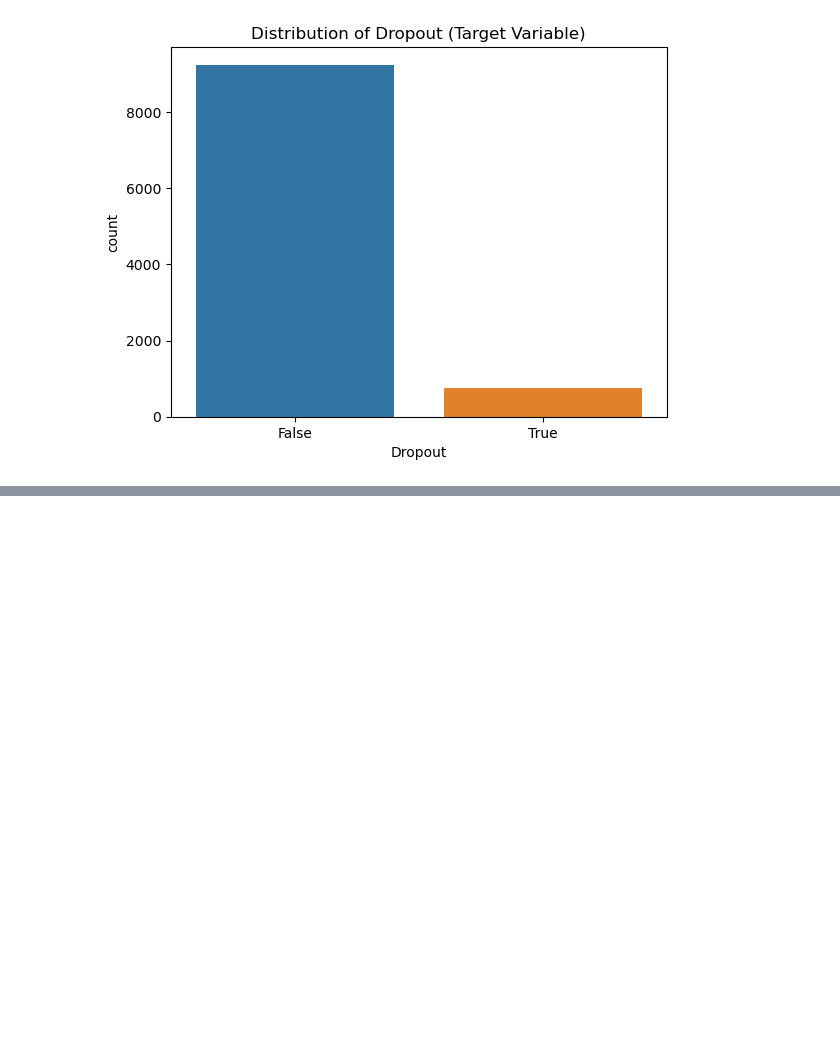
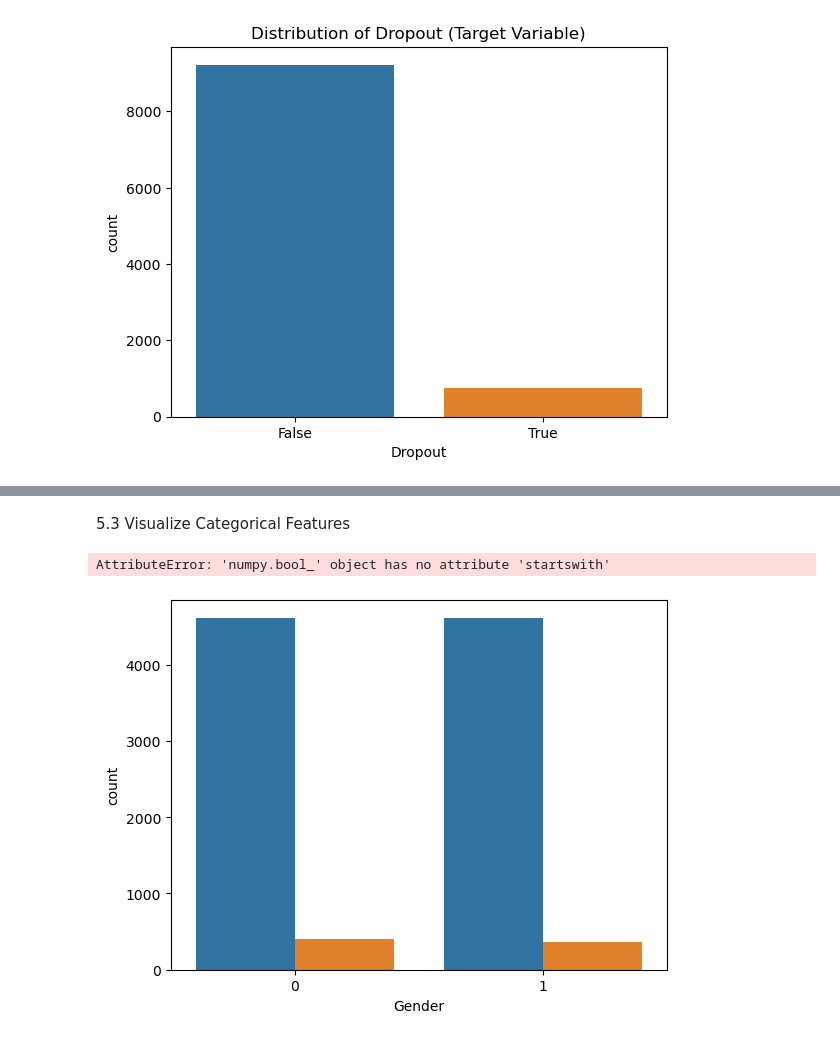
Before and after one commit to abwakujeff/Student-Dropout-Prediction-Data-Analysis-Project, a Jupyter notebook: Student Dropout Prediction Data Analysis.ipynb, the cells around one changed output, grey strips where cells are left out. Cells and saved outputs as stored; diff of their text form; code cells hidden in the pictures; blank space fills up the shorter version.

```diff
--- a/Student Dropout Prediction Data Analysis.ipynb
+++ b/Student Dropout Prediction Data Analysis.ipynb
@@ -147,0 +169,12 @@ plt.show()
+# %% [markdown]
+5.3 Visualize Categorical Features
+# %%
+# Plot bar plots for categorical features
+categorical_features = ['Gender', 'Boarding_Status', 'School_Type_Mixed', 'School_Type_Girls Only']
+for feature in categorical_features:
+    sns.countplot(x=feature, hue='Dropout', data=df)
+    plt.title(f'Distribution of {feature} by Dropout')
+    plt.show()
+# %% [output]
+AttributeError: 'numpy.bool_' object has no attribute 'startswith'
+[figure, added]
```
Also changed, not shown: parts of 27 cells of this notebook.
